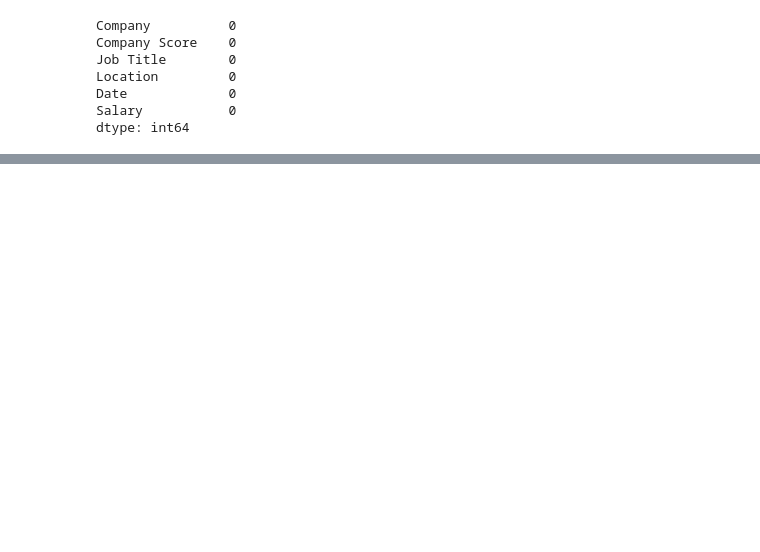
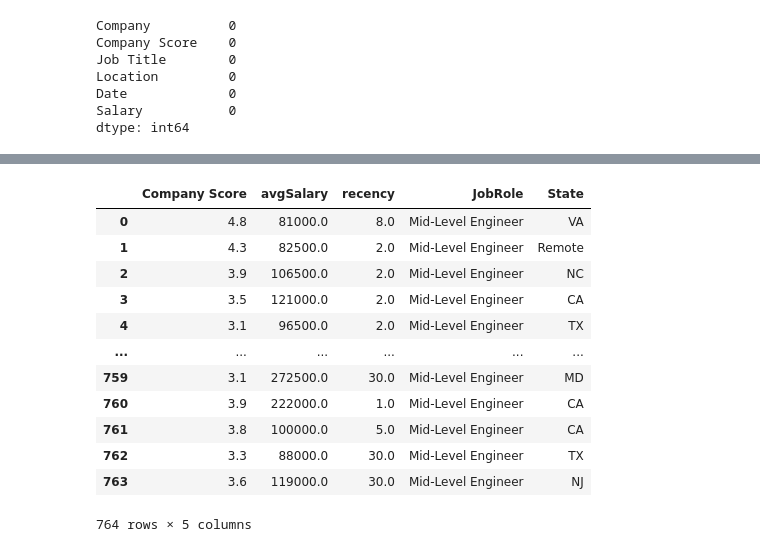
Before and after one commit to SuperDataScience-Community-Projects/SDS-CP009-ds-salary-pred, a Jupyter notebook: notebooks/saikaturi/saikaturi_notebook.ipynb, the cells around one changed output, grey strips where cells are left out. Saved outputs shown, nothing was run; the diff lists cells and outputs as text; code cells hidden in the pictures; blank space fills up the shorter version.

```diff
--- a/notebooks/saikaturi/saikaturi_notebook.ipynb
+++ b/notebooks/saikaturi/saikaturi_notebook.ipynb
@@ -324,0 +648,4 @@ dataset.head() ## displaying records after cleaning
+# %%
+i = dataset[dataset['State']=="Error"].index
+# %%
+dataset.loc[i,'State'] = "MN"
@@ -324,0 +672,20 @@ dataset.head() ## displaying records after cleaning
+# %%
+columns =["Company Score","avgSalary","recency","JobRole","State"]
+# %%
+dataset1 = dataset[columns].copy()
+# %%
+dataset1
+# %% [output]
+|  | Company Score | avgSalary | recency | JobRole | State |
+| 0 | 4.8 | 81000.0 | 8.0 | Mid-Level Engineer | VA |
+| 1 | 4.3 | 82500.0 | 2.0 | Mid-Level Engineer | Remote |
+| 2 | 3.9 | 106500.0 | 2.0 | Mid-Level Engineer | NC |
+| 3 | 3.5 | 121000.0 | 2.0 | Mid-Level Engineer | CA |
+| 4 | 3.1 | 96500.0 | 2.0 | Mid-Level Engineer | TX |
+| ... | ... | ... | ... | ... | ... |
+| 759 | 3.1 | 272500.0 | 30.0 | Mid-Level Engineer | MD |
+| 760 | 3.9 | 222000.0 | 1.0 | Mid-Level Engineer | CA |
+| 761 | 3.8 | 100000.0 | 5.0 | Mid-Level Engineer | CA |
+| 762 | 3.3 | 88000.0 | 30.0 | Mid-Level Engineer | TX |
+| 763 | 3.6 | 119000.0 | 30.0 | Mid-Level Engineer | NJ |
+764 rows × 5 columns
```
Also changed, not shown: parts of 77 cells of this notebook.
